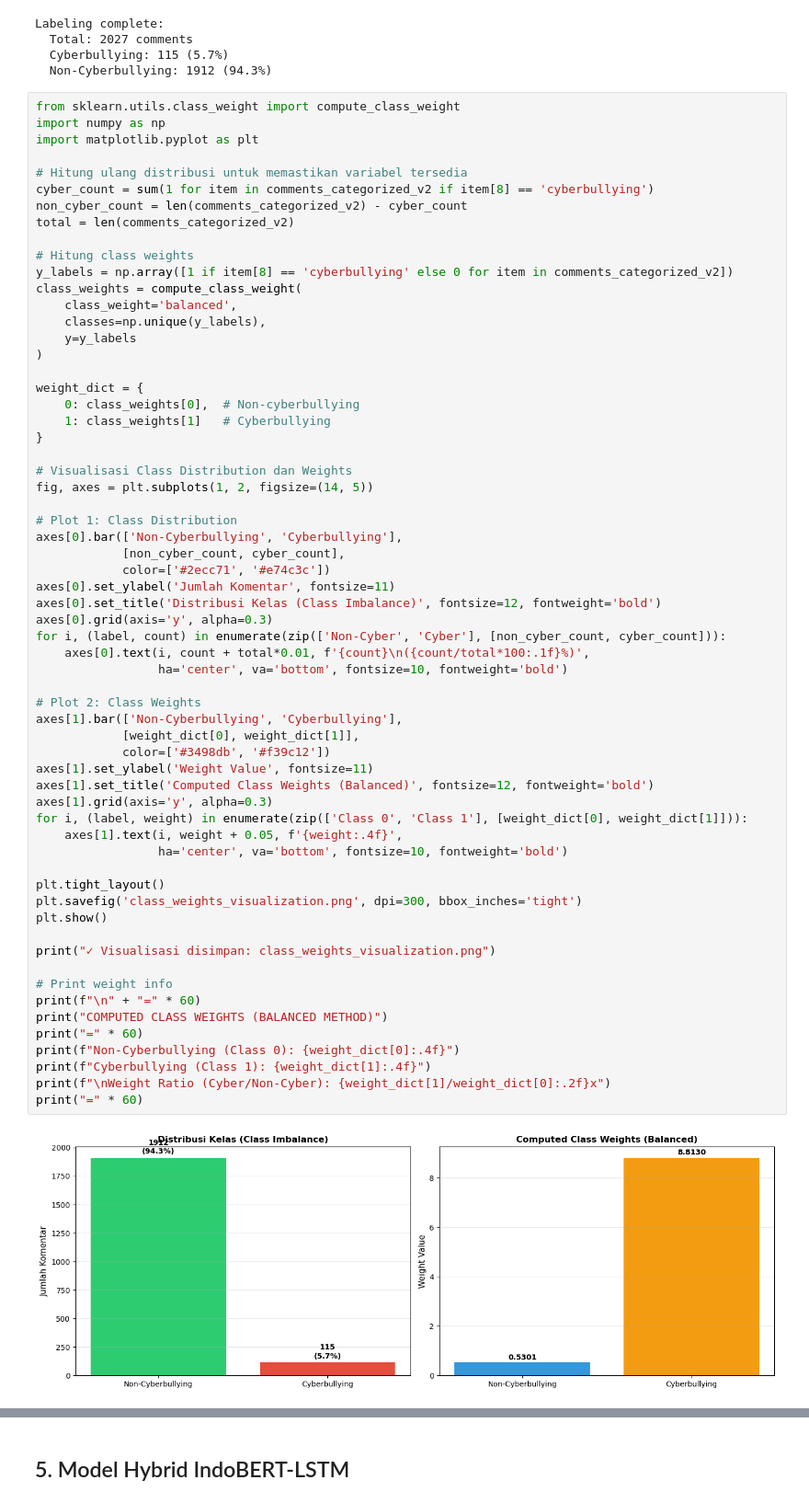
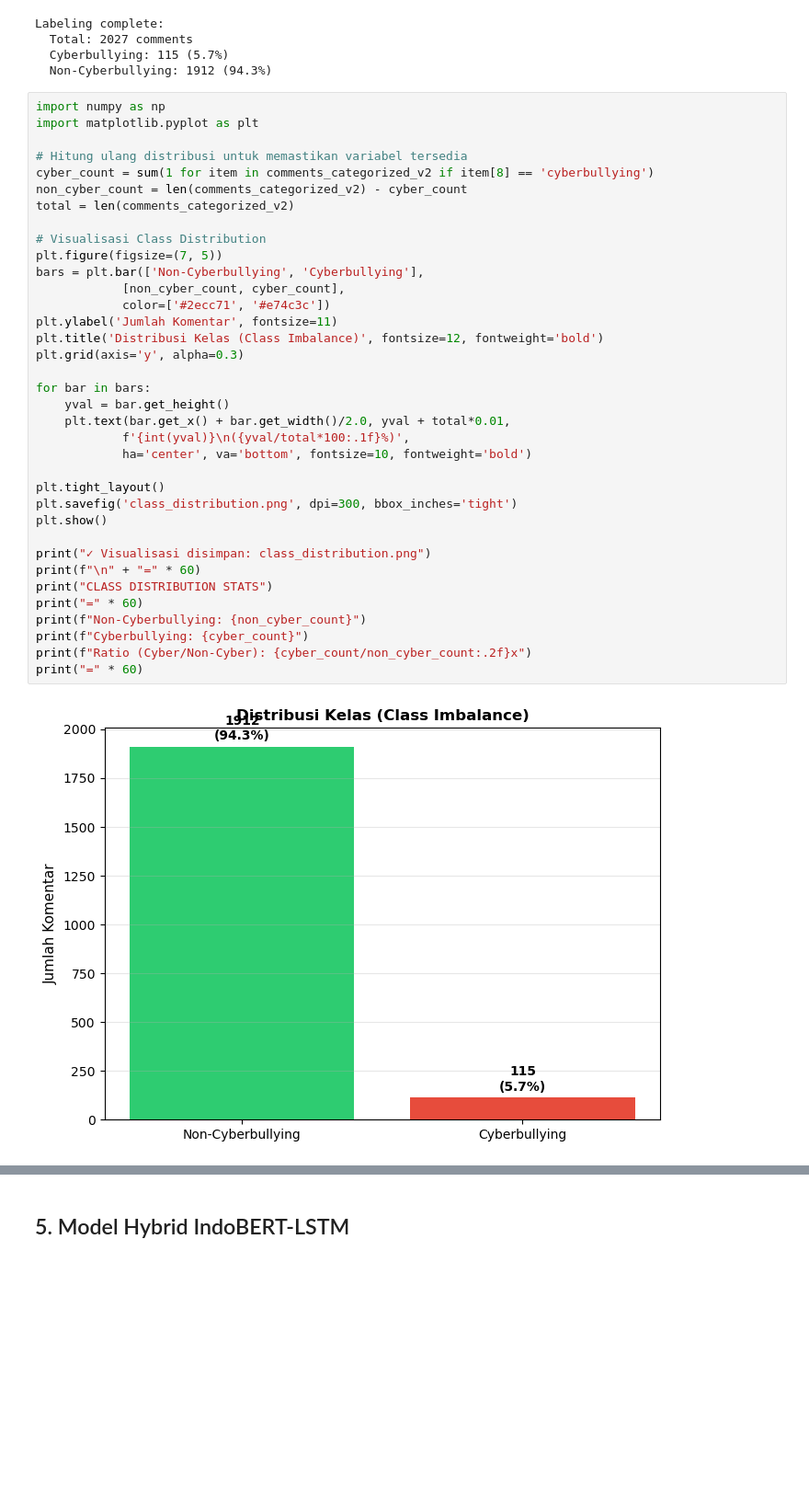
Before and after one commit to DikaWasHere/SKS, a Jupyter notebook: scrapping.ipynb, the cells around one changed output, grey strips where cells are left out. Shown at 92% size. Cells and saved outputs as stored; diff of their text form; blank space fills up the shorter version.

```diff
--- a/scrapping.ipynb
+++ b/scrapping.ipynb
@@ -404,66 +404,40 @@ Labeling complete:
   Cyberbullying: 115 (5.7%)
   Non-Cyberbullying: 1912 (94.3%)
 # %%
-from sklearn.utils.class_weight import compute_class_weight
 import numpy as np
 import matplotlib.pyplot as plt
 
 # Hitung ulang distribusi untuk memastikan variabel tersedia
 cyber_count = sum(1 for item in comments_categorized_v2 if item[8] == 'cyberbullying')
 non_cyber_count = len(comments_categorized_v2) - cyber_count
 total = len(comments_categorized_v2)
 
-# Hitung class weights
-y_labels = np.array([1 if item[8] == 'cyberbullying' else 0 for item in comments_categorized_v2])
-class_weights = compute_class_weight(
-    class_weight='balanced',
-    classes=np.unique(y_labels),
-    y=y_labels
-)
-
-weight_dict = {
-    0: class_weights[0],  # Non-cyberbullying
-    1: class_weights[1]   # Cyberbullying
-}
-
-# Visualisasi Class Distribution dan Weights
-fig, axes = plt.subplots(1, 2, figsize=(14, 5))
-
-# Plot 1: Class Distribution
-axes[0].bar(['Non-Cyberbullying', 'Cyberbullying'],
+# Visualisasi Class Distribution
+plt.figure(figsize=(7, 5))
+bars = plt.bar(['Non-Cyberbullying', 'Cyberbullying'],
             [non_cyber_count, cyber_count],
             color=['#2ecc71', '#e74c3c'])
-axes[0].set_ylabel('Jumlah Komentar', fontsize=11)
-axes[0].set_title('Distribusi Kelas (Class Imbalance)', fontsize=12, fontweight='bold')
-axes[0].grid(axis='y', alpha=0.3)
-for i, (label, count) in enumerate(zip(['Non-Cyber', 'Cyber'], [non_cyber_count, cyber_count])):
-    axes[0].text(i, count + total*0.01, f'{count}\n({count/total*100:.1f}%)',
-                 ha='center', va='bottom', fontsize=10, fontweight='bold')
+plt.ylabel('Jumlah Komentar', fontsize=11)
+plt.title('Distribusi Kelas (Class Imbalance)', fontsize=12, fontweight='bold')
+plt.grid(axis='y', alpha=0.3)
 
-# Plot 2: Class Weights
-axes[1].bar(['Non-Cyberbullying', 'Cyberbullying'],
-            [weight_dict[0], weight_dict[1]],
-            color=['#3498db', '#f39c12'])
-axes[1].set_ylabel('Weight Value', fontsize=11)
-axes[1].set_title('Computed Class Weights (Balanced)', fontsize=12, fontweight='bold')
-axes[1].grid(axis='y', alpha=0.3)
-for i, (label, weight) in enumerate(zip(['Class 0', 'Class 1'], [weight_dict[0], weight_dict[1]])):
-    axes[1].text(i, weight + 0.05, f'{weight:.4f}',
-                 ha='center', va='bottom', fontsize=10, fontweight='bold')
+for bar in bars:
+    yval = bar.get_height()
+    plt.text(bar.get_x() + bar.get_width()/2.0, yval + total*0.01,
+            f'{int(yval)}\n({yval/total*100:.1f}%)',
+            ha='center', va='bottom', fontsize=10, fontweight='bold')
 
 plt.tight_layout()
-plt.savefig('class_weights_visualization.png', dpi=300, bbox_inches='tight')
+plt.savefig('class_distribution.png', dpi=300, bbox_inches='tight')
 plt.show()
 
-print("✓ Visualisasi disimpan: class_weights_visualization.png")
-
-# Print weight info
+print("✓ Visualisasi disimpan: class_distribution.png")
 print(f"\n" + "=" * 60)
-print("COMPUTED CLASS WEIGHTS (BALANCED METHOD)")
+print("CLASS DISTRIBUTION STATS")
 print("=" * 60)
-print(f"Non-Cyberbullying (Class 0): {weight_dict[0]:.4f}")
-print(f"Cyberbullying (Class 1): {weight_dict[1]:.4f}")
-print(f"\nWeight Ratio (Cyber/Non-Cyber): {weight_dict[1]/weight_dict[0]:.2f}x")
+print(f"Non-Cyberbullying: {non_cyber_count}")
+print(f"Cyberbullying: {cyber_count}")
+print(f"Ratio (Cyber/Non-Cyber): {cyber_count/non_cyber_count:.2f}x")
 print("=" * 60)
 # %% [output]
-[figure, old version]
+[figure, new version]
```
Also changed, not shown: parts of 7 cells of this notebook, 3 other files.
